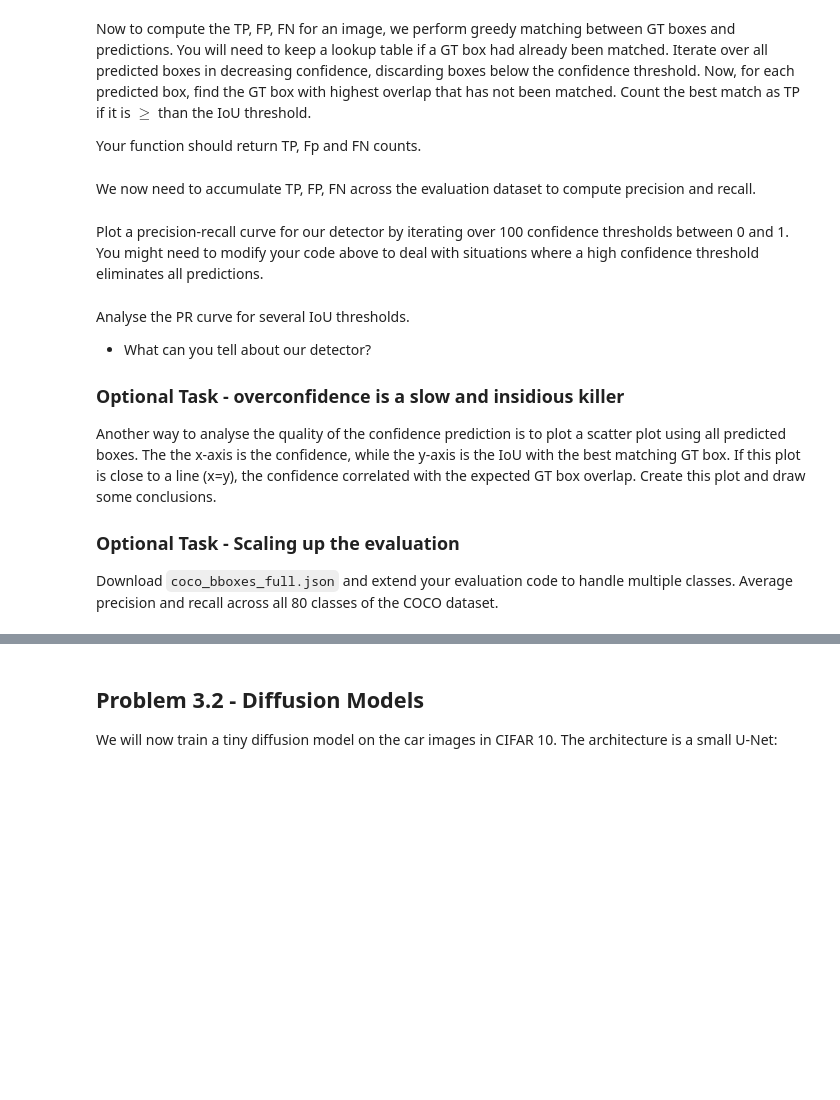
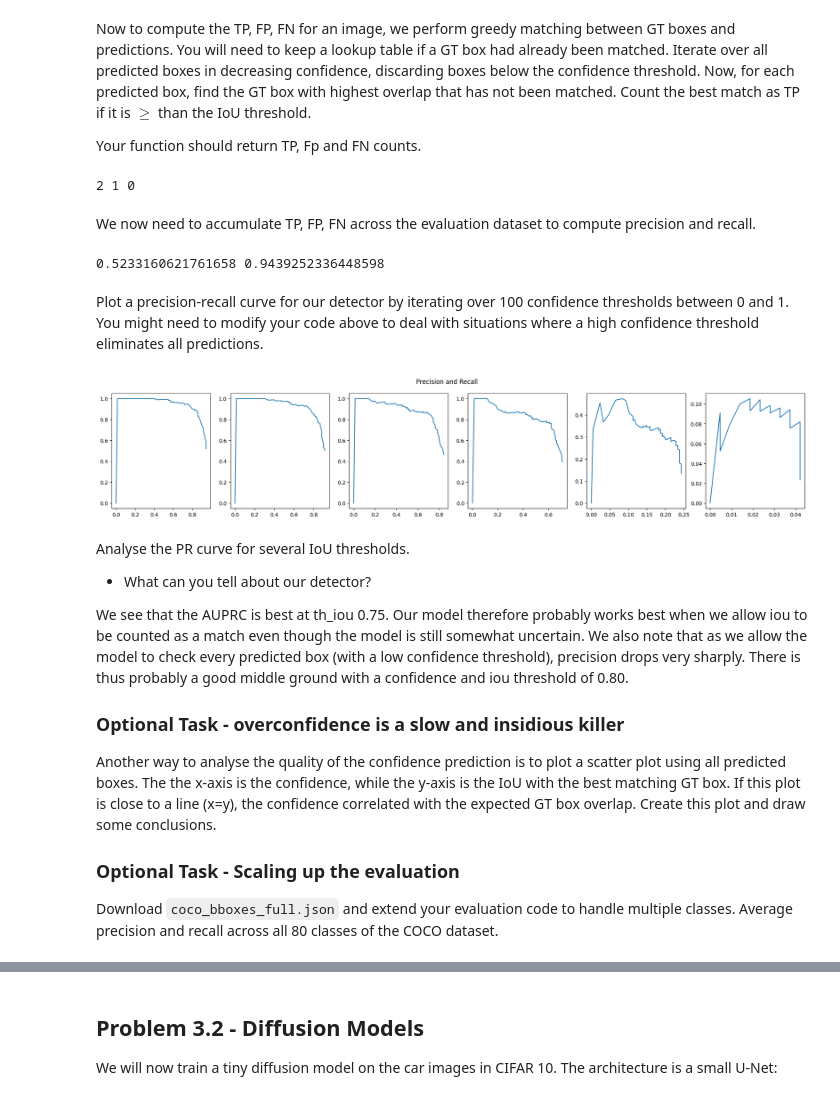
Before and after one commit to alexandre-bismuth/ComputerVision, a Jupyter notebook: practical3.ipynb, the cells around one changed output, grey strips where cells are left out. Drawn from its saved outputs; the diff is of its cells as text; code cells hidden in the pictures; blank space fills up the shorter version.

```diff
--- a/practical3.ipynb
+++ b/practical3.ipynb
@@ -176,9 +172,10 @@ def compute_all_ious(data):
     all_ious = []
     # TODO sort and compute IoUs
     for image in data:
-      image["pred_boxes"] = sorted(image["pred_boxes"], reverse=True)
+      image["pred_boxes"] = sorted(image["pred_boxes"], key=lambda x: x[4], reverse=True)
       ious = compute_ious(image["gt_boxes"], image["pred_boxes"])
       all_ious.append(ious)
+
     return all_ious
 
 all_ious = compute_all_ious(data)
@@ -201,11 +198,30 @@ def compute_tp_fp_fn(ious, pred_boxes, th_confidence, th_iou):
     fp = 0
     fn = ious.shape[0]
     # TODO: compute and count matches
+    pred_boxes_sorted = sorted(pred_boxes, key=lambda x: x[4], reverse=True)
+    gt_matched = np.zeros(ious.shape[0])
+    for pred_box in pred_boxes_sorted:
+      if pred_box[4] <= th_confidence:
+        break
+      j = pred_boxes.index(pred_box)
+      unmatched = np.where(gt_matched == False)[0]
+      if unmatched.size == 0:
+        fp += 1
+        continue
+      gt_ious = ious[unmatched, j]
+      if gt_ious[np.argmax(gt_ious)] >= th_iou:
+          tp += 1
+          gt_matched[unmatched[np.argmax(gt_ious)]] = True
+          fn -= 1
+      else:
+          fp += 1
     return tp, fp, fn
 
 # test the function
 tp, fp, fn = compute_tp_fp_fn(all_ious[0], data[0]['pred_boxes'], 0.0, 0.5)
 print(tp, fp, fn)  # you should see 2 1 0 for confidence 0.0 and iou 0.5
+# %% [output]
+2 1 0
 # %% [markdown]
 We now need to accumulate TP, FP, FN across the evaluation dataset to compute precision and recall.
 # %%
@@ -215,13 +231,23 @@ def precision_recall(all_ious, data, th_confidence, th_iou):
     fn = 0
     # TODO: accumulate across images
     # TODO: compute precision and recall
-    precision = 0
-    recall = 0
+    for i,image in enumerate(data):
+      curr_tp, curr_fp, curr_fn = compute_tp_fp_fn(all_ious[i], image['pred_boxes'], th_confidence, th_iou)
+      tp += curr_tp
+      fp += curr_fp
+      fn += curr_fn
+    if tp > 0:
+      precision = tp / (tp + fp)
+      recall = tp / (tp + fn)
+    else:
+      precision, recall = 0, 0
     return precision, recall
 
 # test the function
 precision, recall = precision_recall(all_ious, data, 0.0, 0.5)
 print(precision, recall)  # about 0.52 and 0.94
+# %% [output]
+0.5233160621761658 0.9439252336448598
 # %% [markdown]
 Plot a precision-recall curve for our detector by iterating over 100 confidence thresholds between 0 and 1.
 You might need to modify your code above to deal with situations where a high confidence threshold eliminates all predictions.
@@ -236,6 +254,27 @@ viz.add_subplot_xy(0, 0, recall_values, precision_values)
+# %%
+viz = Visualizer(num_rows=1, num_cols=6, figsize=(24,4), axis_off=False, title='Precision and Recall', tight=True)
+confidence_thresholds = np.linspace(0, 1, 100)
+iou_thresholds = [0.50, 0.75, 0.90, 0.95, 0.99, 0.995]
+
+
+for i, th_iou in enumerate(iou_thresholds):
+  precision_values = []
+  recall_values = []
+
+  # TODO: fill precision/recall lists
+  for th_confidence in confidence_thresholds:
+    precision, recall = precision_recall(all_ious, data, th_confidence, th_iou)
+    precision_values.append(precision)
+    recall_values.append(recall)
+
+  viz.add_subplot_xy(0, i, recall_values, precision_values)
+# %% [output]
+[figure, added]
 # %% [markdown]
 Analyse the PR curve for several IoU thresholds.
 * What can you tell about our detector?
+
+We see that the AUPRC is best at th_iou 0.75. Our model therefore probably works best when we allow iou to be counted as a match even though the model is still somewhat uncertain. We also note that as we allow the model to check every predicted box (with a low confidence threshold), precision drops very sharply. There is thus probably a good middle ground with a confidence and iou threshold of 0.80.
 
 ### Optional Task - overconfidence is a slow and insidious killer
 Another way to analyse the quality of the confidence prediction is to plot a scatter plot using all predicted boxes. The the x-axis is the confidence, while the y-axis is the IoU with the best matching GT box. If this plot is close to a line (x=y), the confidence correlated with the expected GT box overlap.
```
Also changed, not shown: parts of 9 cells of this notebook.
